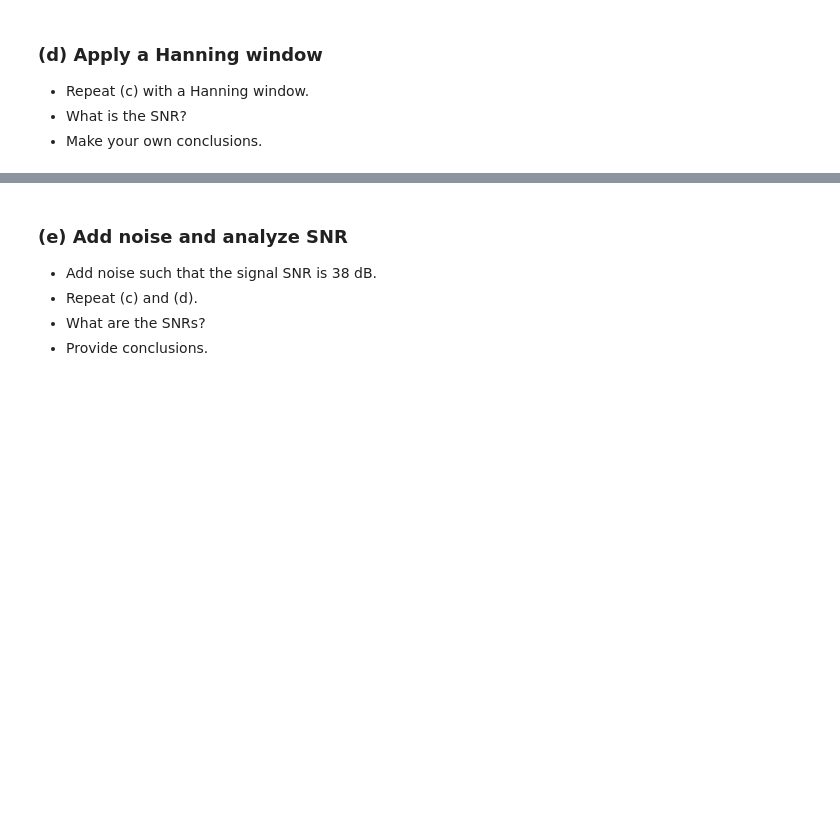
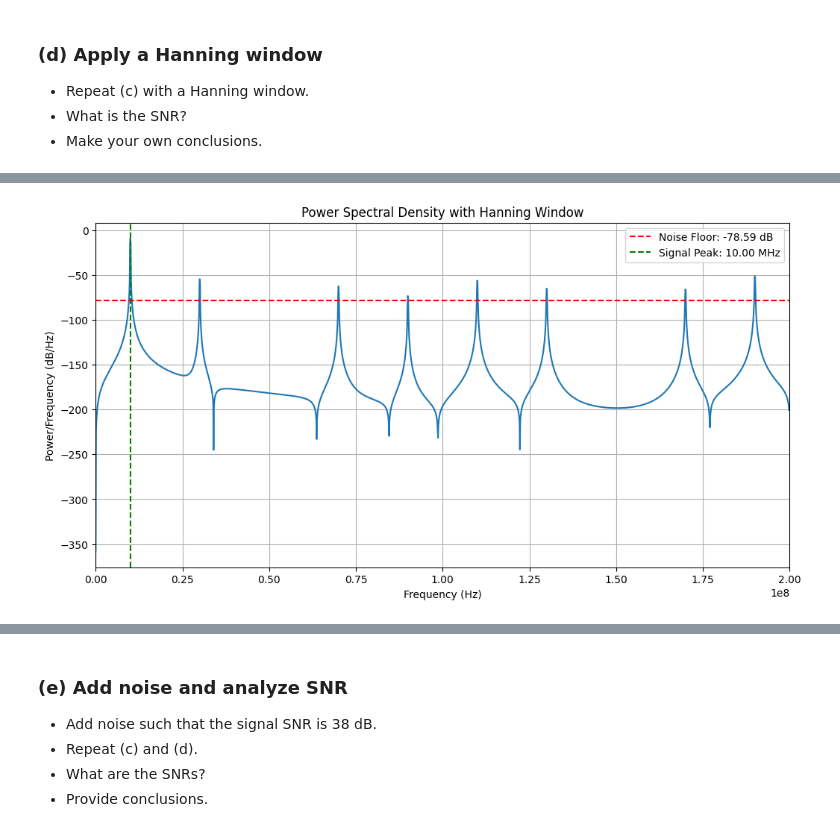
Before and after one commit to Sam-Bieberich/489, a Jupyter notebook: Lab/lab2.ipynb, the cells around one changed output, grey strips where cells are left out. Drawn from its saved outputs; the diff is of its cells as text; code cells hidden in the pictures; blank space fills up the shorter version.

```diff
--- a/Lab/lab2.ipynb
+++ b/Lab/lab2.ipynb
@@ -311,3 +355,90 @@ SNR with 10 MHz sampling frequency is 49.7294833329815 dB
 - Repeat (c) with a Hanning window.
 - What is the SNR?
 - Make your own conclusions.
+# %%
+def calculate_snr(signal, quantized_signal):
+    signal_power = np.mean(signal**2)
+    noise_power = np.mean((signal - quantized_signal)**2)
+    snr = 10 * np.log10(signal_power / noise_power)
+    return snr
+
+def calculate_and_plot_psd(signal_data, Fs, window_name="Rectangular"):
+    N = len(signal_data)
+    X = fftpack.fft(signal_data)
+    X_mag = np.abs(X) / N
+    psd = X_mag**2
+    psd = psd[:N//2]
+    psd[1:] = 2 * psd[1:]
+    f = fftpack.fftfreq(N, 1/Fs)[:N//2]
+
+    plt.figure(figsize=(12, 6))
+    plt.plot(f, 10*np.log10(psd))
+    plt.xlabel('Frequency (Hz)')
+    plt.ylabel('Power/Frequency (dB/Hz)')
+    plt.title(f'Power Spectral Density with {window_name} Window')
+    plt.grid(True)
+    plt.xlim(0, Fs/2)
+
+    peak_idx = np.argmax(psd)
+    signal_bin_power = psd[peak_idx]
+    exclude_width = 5
+    noise_bins = np.ones(N//2, dtype=bool)
+    noise_bins[max(0, peak_idx-exclude_width):min(N//2, peak_idx+exclude_width+1)] = False
+    noise_floor = np.mean(psd[noise_bins])
+    psd_snr = 10 * np.log10(signal_bin_power / noise_floor)
+
+    plt.axhline(y=10*np.log10(noise_floor), color='r', linestyle='--',
+                label=f'Noise Floor: {10*np.log10(noise_floor):.2f} dB')
+    plt.axvline(x=f[peak_idx], color='g', linestyle='--',
+                label=f'Signal Peak: {f[peak_idx]/1e6:.2f} MHz')
+    plt.legend()
+
+    print(f"SNR from PSD ({window_name} window): {psd_snr:.2f} dB")
+    return psd_snr
+
+A = 1.0
+f0 = 10e6
+Fs = 400e6
+num_periods = 100
+
+t = np.arange(0, num_periods / f0, 1 / Fs)
+x = A * np.cos(2 * np.pi * f0 * t)
+
+def quantize_signal(signal, num_bits):
+    levels = 2**num_bits
+    return np.round(signal * (levels / 2)) / (levels / 2)
+
+for num_bits in [6, 12]:
+    print(f"\nSimulation for {num_bits}-bit quantization:")
+
+    # Quantize signal
+    x_quantized = quantize_signal(x, num_bits)
+
+    # Create Hanning window
+    window = signal.windows.hann(len(x_quantized))
+
+    # Apply window to the quantized signal
+    x_windowed = x_quantized * window
+
+    # Calculate SNR in time domain
+    snr_time = calculate_snr(x, x_quantized)
+    print(f"SNR (Time domain): {snr_time:.2f} dB")
+
+    # Calculate SNR from PSD using windowed signal
+    snr_psd = calculate_and_plot_psd(x_windowed, Fs, window_name="Hanning")
+
+    # Theoretical SNR
+    snr_theoretical = 6 * num_bits + 1.76
+    print(f"Theoretical SNR: {snr_theoretical:.2f} dB")
+
+    # Plot quantized signal
+    plt.figure(figsize=(12, 6))
+    plt.plot(t[:1000] * 1e9, x[:1000], label='Original Signal')
+    plt.plot(t[:1000] * 1e9, x_quantized[:1000], label='Quantized Signal', linestyle='--')
+    plt.title(f'Quantized Signal ({num_bits}-bit)')
+    plt.xlabel('Time (ns)')
+    plt.ylabel('Amplitude (V)')
+    plt.legend()
+    plt.grid(True)
+    plt.show()
+# %% [output]
@@ -313,0 +449 @@ SNR with 10 MHz sampling frequency is 49.7294833329815 dB
+[figure, added]
```
Also changed, not shown: parts of 10 cells of this notebook.
